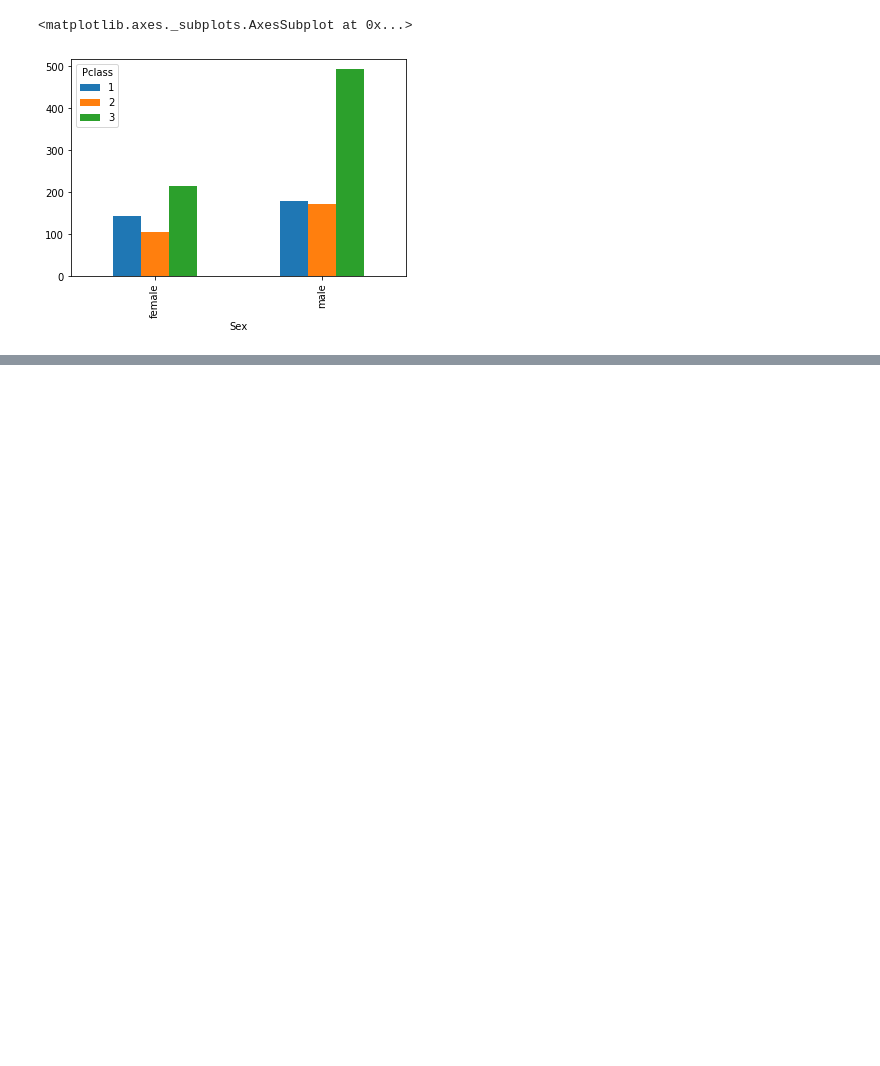
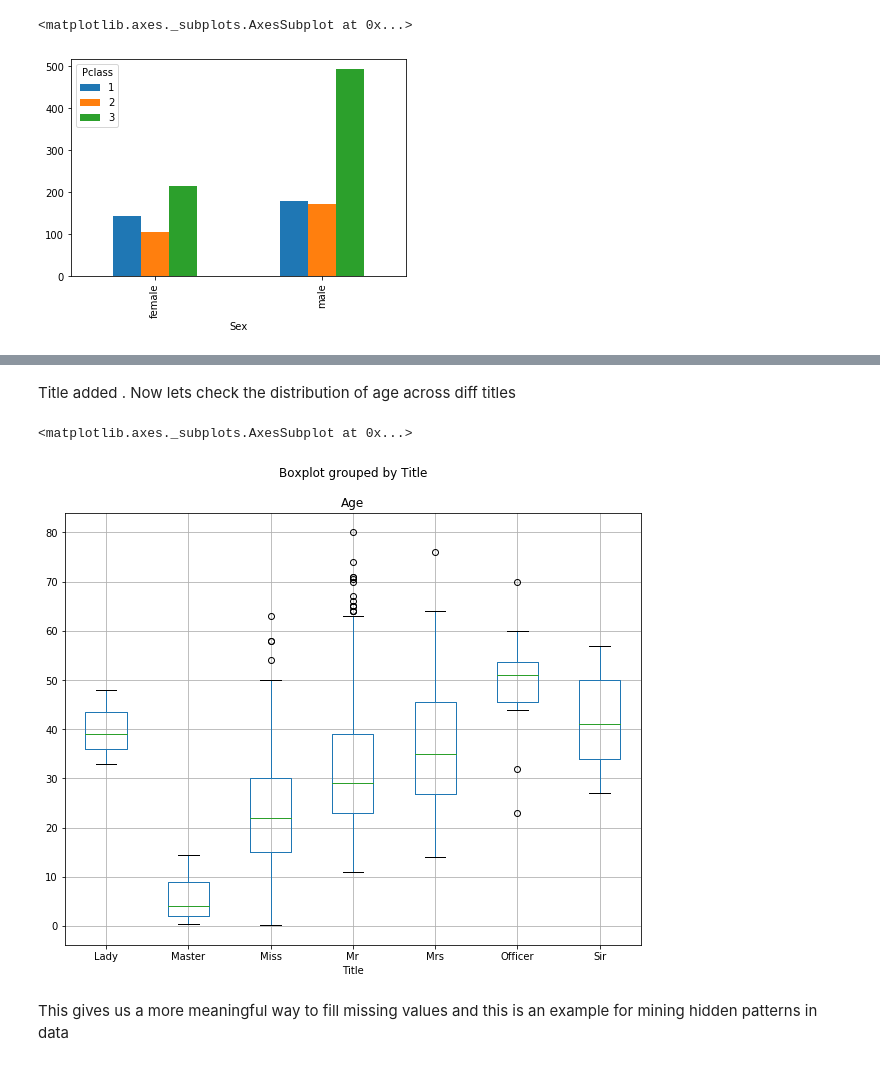
Before and after one commit to anandhu-bhaskar/DATA-SCIENCE-PROJECTS, a Jupyter notebook: titanic/notebooks/2_0_ab_explore_process_data.ipynb, the cells around one changed output, grey strips where cells are left out. Cells and saved outputs as stored; diff of their text form; code cells hidden in the pictures; blank space fills up the shorter version.

Commit message:
Titanic Data Munging Complete

```diff
--- a/titanic/notebooks/2_0_ab_explore_process_data.ipynb
+++ b/titanic/notebooks/2_0_ab_explore_process_data.ipynb
@@ -599,0 +969,7 @@ pd.crosstab(df.Sex,df.Pclass).plot(kind = 'bar')
+# %%
+# function to extract a title from Name column
+def GetTitle(Name):
+    name_with_title = Name.split(',')[1]
+    title = name_with_title.split('.')[0]
+    title_formatted = title.strip(' ').lower()
+    return title_formatted
@@ -599,0 +1001,32 @@ pd.crosstab(df.Sex,df.Pclass).plot(kind = 'bar')
+# %%
+def GetTitle(Name):
+
+#     add a dictionary to reduce title categories
+
+    title_dict = {
+        'mr' : 'Mr' ,
+        'mrs' : 'Mrs' ,
+        'miss' : 'Miss' ,
+        'master' : 'Master' ,
+        'don' : 'Sir' ,
+        'rev' : 'Sir' ,
+        'dr' : 'Officer' ,
+        'mme' : 'Mrs' ,
+        'ms' : 'Mrs' ,
+        'major' : 'Officer' ,
+        'lady' : 'Lady' ,
+        'sir' : 'Sir' ,
+        'mlle' : 'Miss' ,
+        'col' : 'Officer' ,
+        'capt' : 'Officer' ,
+        'the countess' : 'Lady' ,
+        'jonkheer' : 'Sir' ,
+        'dona' : 'Lady' ,
+    }
+
+    name_with_title = Name.split(',')[1]
+    title = name_with_title.split('.')[0]
+    title_formatted = title.strip(' ').lower()
+    return title_dict[title_formatted]
+# %%
+df['Title'] = df.Name.map(GetTitle) #create new column and assign values with output GetTitle function
@@ -599,0 +1043,9 @@ pd.crosstab(df.Sex,df.Pclass).plot(kind = 'bar')
+# %% [markdown]
+Title added . Now lets check the distribution of age across diff titles
+# %%
+df[df.Age.notnull()].boxplot('Age','Title',figsize=(10,8))
+# %% [output]
+<matplotlib.axes._subplots.AxesSubplot at 0x...>
+[figure, added]
+# %% [markdown]
+This gives us a more meaningful  way to fill missing values and this is an example for mining hidden patterns in data
```
Also changed, not shown: parts of 111 cells of this notebook.
